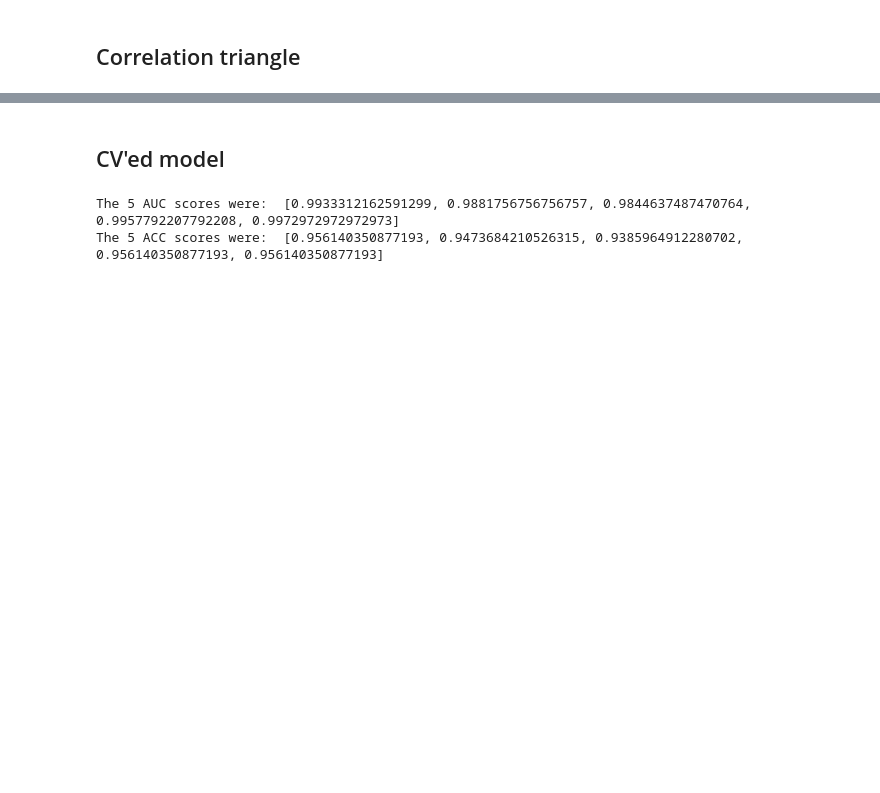
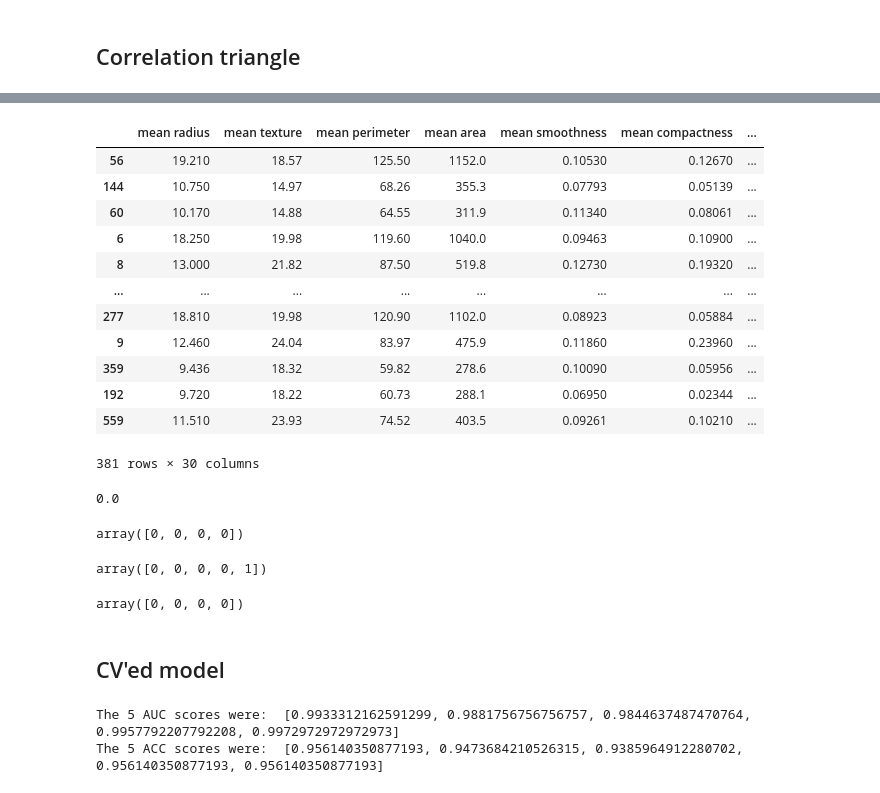
Before and after one commit to scottclay/MLLytics, a Jupyter notebook: examples/binary_classification_example.ipynb, the cells around one changed output, grey strips where cells are left out. Drawn from its saved outputs; the diff is of its cells as text; code cells hidden in the pictures; blank space fills up the shorter version.

```diff
--- a/examples/binary_classification_example.ipynb
+++ b/examples/binary_classification_example.ipynb
@@ -176,3 +232,36 @@ plot_cluster_corr(df.corr())
+# %%
+X_train
+# %% [output]
+|  | mean radius | mean texture | mean perimeter | mean area | mean smoothness | mean compactness | ... |
+| 56 | 19.210 | 18.57 | 125.50 | 1152.0 | 0.10530 | 0.12670 | ... |
+| 144 | 10.750 | 14.97 | 68.26 | 355.3 | 0.07793 | 0.05139 | ... |
+| 60 | 10.170 | 14.88 | 64.55 | 311.9 | 0.11340 | 0.08061 | ... |
+| 6 | 18.250 | 19.98 | 119.60 | 1040.0 | 0.09463 | 0.10900 | ... |
+| 8 | 13.000 | 21.82 | 87.50 | 519.8 | 0.12730 | 0.19320 | ... |
+| ... | ... | ... | ... | ... | ... | ... | ... |
+| 277 | 18.810 | 19.98 | 120.90 | 1102.0 | 0.08923 | 0.05884 | ... |
+| 9 | 12.460 | 24.04 | 83.97 | 475.9 | 0.11860 | 0.23960 | ... |
+| 359 | 9.436 | 18.32 | 59.82 | 278.6 | 0.10090 | 0.05956 | ... |
+| 192 | 9.720 | 18.22 | 60.73 | 288.1 | 0.06950 | 0.02344 | ... |
+| 559 | 11.510 | 23.93 | 74.52 | 403.5 | 0.09261 | 0.10210 | ... |
+381 rows × 30 columns
+# %%
+lr.predict(X_train2).mean()
+# %% [output]
+0.0
+# %%
+x = np.array([0,0,0,0])
+x
+# %% [output]
+array([0, 0, 0, 0])
+# %%
+np.append(x,1)
+# %% [output]
+array([0, 0, 0, 0, 1])
+# %%
+x
+# %% [output]
+array([0, 0, 0, 0])
 # %% [markdown]
 ## CV'ed model
 # %%
```
Also changed, not shown: parts of 10 cells of this notebook, 1 other file.
